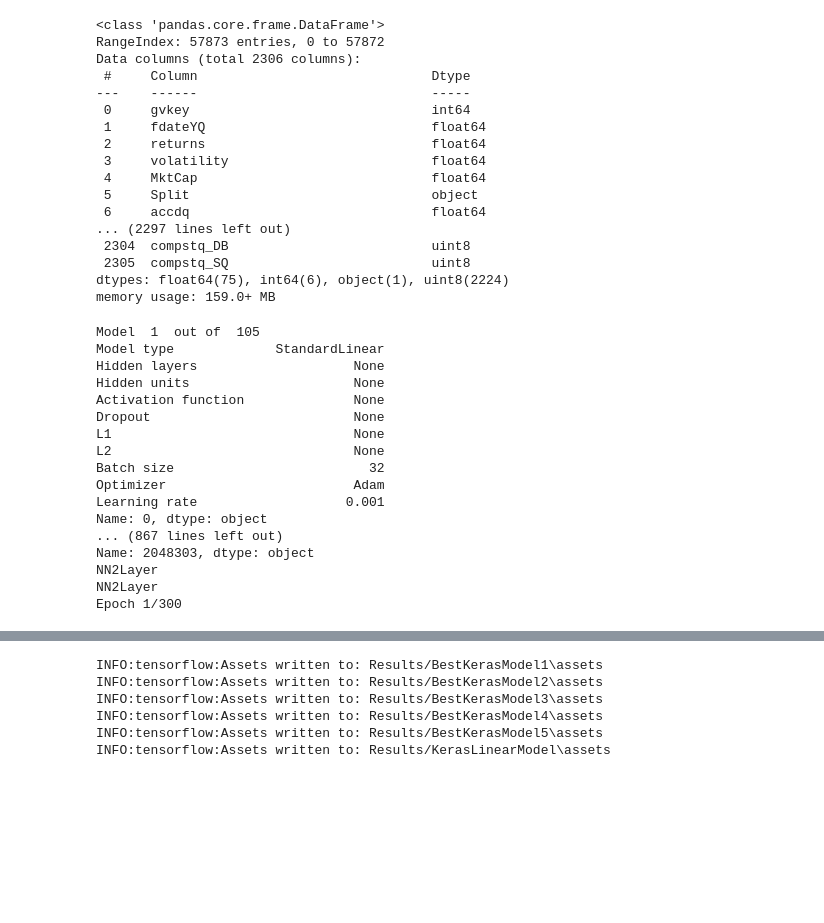
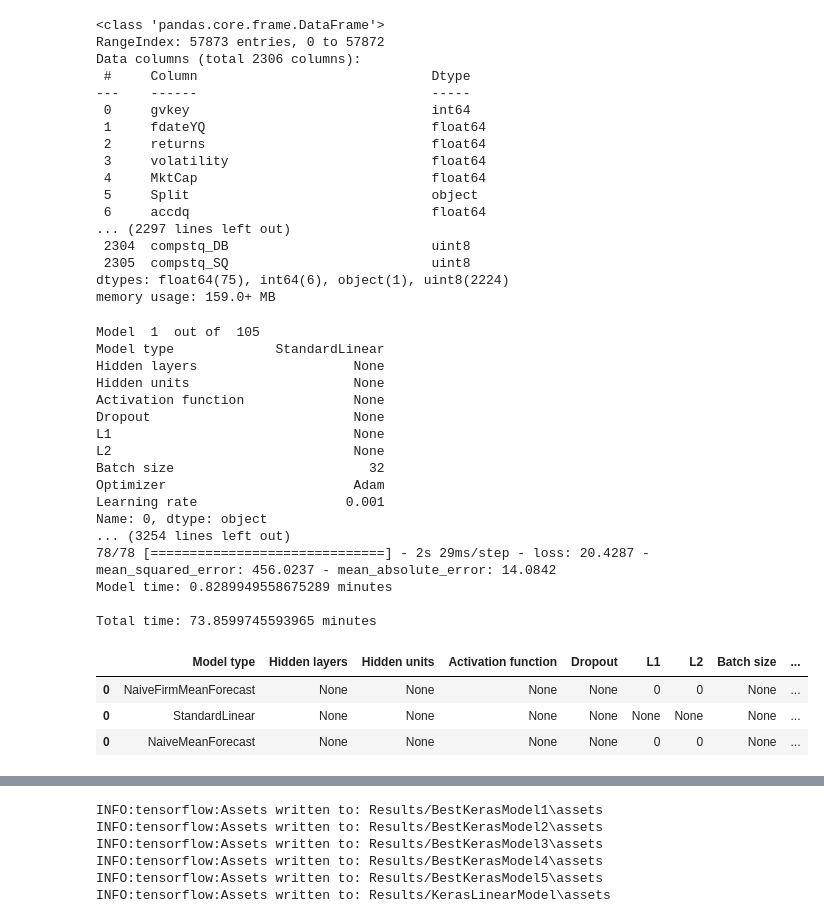
Before and after one commit to rrobberobin/MLStockForecasting, a Jupyter notebook: RobinThesisTensorflow.ipynb, the cells around one changed output, grey strips where cells are left out. Drawn from its saved outputs; the diff is of its cells as text; code cells hidden in the pictures; blank space fills up the shorter version.

```diff
--- a/RobinThesisTensorflow.ipynb
+++ b/RobinThesisTensorflow.ipynb
@@ -830,8 +830,8 @@ naiveFirmMeanDF = pd.merge(naiveFirmMean, finalData.loc[split == "Validation", [
 
 naiveFirmError = naiveFirmMeanDF["returns_pred"] - naiveFirmMeanDF["returns_real"]
 naiveFirmError = naiveFirmError.dropna() #I should maybe instead drop all firms without historical observations. Otherwise the models are not comparable. There will be a bias
-firmMeanForecastMSE = sum(naiveFirmError**2)/len(yVal)
-firmMeanForecastMAE = sum(abs(naiveFirmError))/len(yVal)
+firmMeanForecastMSE = sum(naiveFirmError**2)/len(naiveFirmError)
+firmMeanForecastMAE = sum(abs(naiveFirmError))/len(naiveFirmError)
 
 NaiveFirmMeanGrid.loc[:,"Epochs"] = None
 NaiveFirmMeanGrid.loc[:,"MAE"] = firmMeanForecastMAE
@@ -913,7 +913,7 @@ for n in HPRange:
   newMSE.loc[:,"ModelPointer"] = ModelPointer
   newMSE.loc[:,"ModelPointer"] = ModelPointer
 
-  #MSEMatrix = pd.concat((MSEMatrix, newMSE), axis=0)
+  MSEMatrix = pd.concat((MSEMatrix, newMSE), axis=0)
 
   # newMSE = a.join(b)
   # newMSE2 = pd.concat([b, a])
@@ -926,38 +926,42 @@ for n in HPRange:
 
 finalResults = MSEMatrix
 
 #finalResults[:,-1] = apply(finalResults[,-1], MARGIN=2, FUN=as.numeric)
 #finalResults = finalResults[order(finalResults[,"MSE"]),]
 #finalResults <- apply(finalResults, 2, as.character)
 
 #write.csv2(finalResults, "results3.csv", row.names = FALSE)
 
 
 #pd.DataFrame.to_csv(MSEMatrix, "resultsPython.csv")
 
 
 #finalResults = finalResults[order(finalResults[,"MSE"]),]
 
 formattedMSEMatrix = finalResults.sort_values(by=["MSE"], axis = 0)
 formattedMSEMatrix
 # %% [output]
 Model  1  out of  105
 Model type             StandardLinear
 Hidden layers                    None
 Hidden units                     None
 Activation function              None
 Dropout                          None
 L1                               None
 L2                               None
 Batch size                         32
 Optimizer                        Adam
 Learning rate                   0.001
 Name: 0, dtype: object
-... (867 lines left out)
-Name: 2048303, dtype: object
-NN2Layer
-NN2Layer
-Epoch 1/300
+... (3254 lines left out)
+78/78 [==============================] - 2s 29ms/step - loss: 20.4287 - mean_squared_error: 456.0237 - mean_absolute_error: 14.0842
+Model time: 0.8289949558675289 minutes
+
+Total time: 73.8599745593965 minutes
+|  | Model type | Hidden layers | Hidden units | Activation function | Dropout | L1 | L2 | Batch size | ... |
+| 0 | NaiveFirmMeanForecast | None | None | None | None | 0 | 0 | None | ... |
+| 0 | StandardLinear | None | None | None | None | None | None | None | ... |
+| 0 | NaiveMeanForecast | None | None | None | None | 0 | 0 | None | ... |
 # %%
 finalResults = MSEMatrix
 formattedMSEMatrix = finalResults.sort_values(by=["MAE"], axis = 0)
```
Also changed, not shown: 1 other file.
